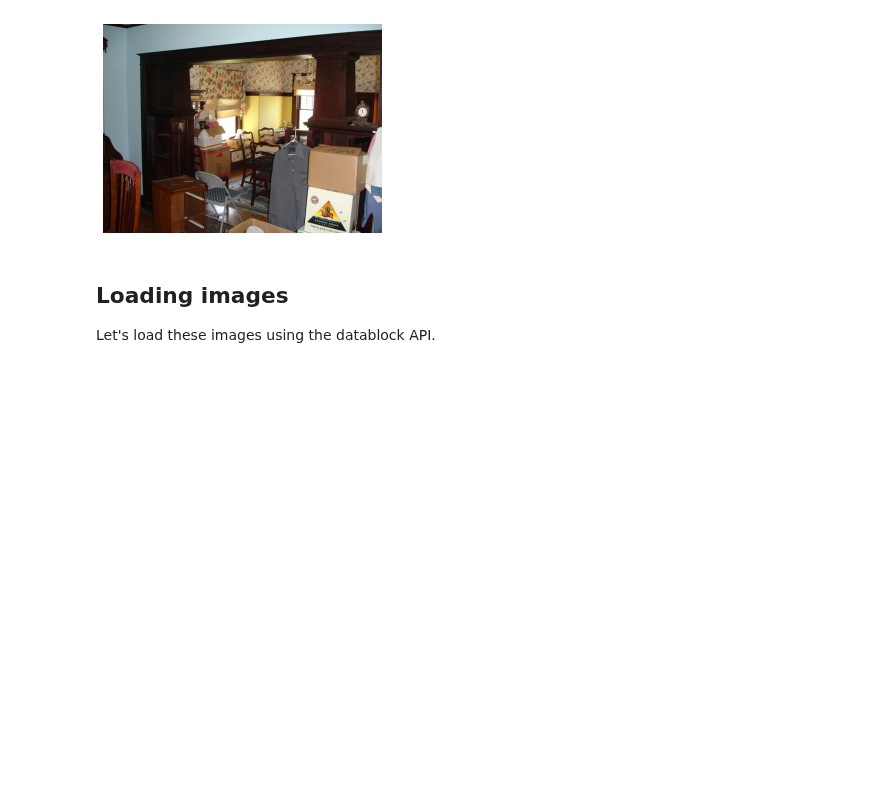
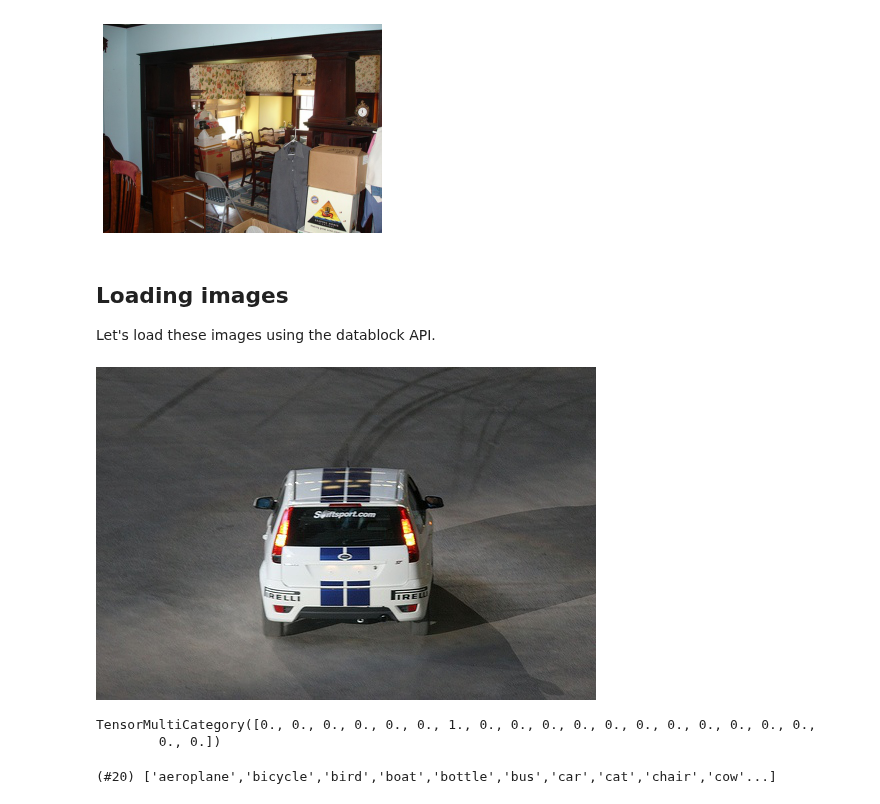
Before and after one commit to arunoda/fastai-v4, a Jupyter notebook: 06_1_multi_cat.ipynb, the cells around one changed output. Cells and saved outputs as stored; diff of their text form; code cells hidden in the pictures; blank space fills up the shorter version.

```diff
--- a/06_1_multi_cat.ipynb
+++ b/06_1_multi_cat.ipynb
@@ -140,3 +141,40 @@ show_image(Image.open(dataset/"train"/df_train.loc[0]['fname']))
 ## Loading images
 
 Let's load these images using the datablock API.
+# %%
+def get_x(row):
+  return dataset/"train"/row['fname']
+
+def get_y(row):
+  return row['labels'].split(' ')
+
+def splitter(df):
+  train_ids = df.index[df['is_valid'] == False].tolist()
+  valid_ids = df.index[df['is_valid'] == True].tolist()
+
+  return train_ids, valid_ids
+
+db = DataBlock(
+    blocks=(ImageBlock, MultiCategoryBlock),
+    get_x = get_x,
+    get_y = get_y,
+    splitter = splitter,
+    item_tfms = RandomResizedCrop(224, min_scale=0.35)
+)
+# %%
+dsets = db.datasets(df_train)
+# %%
+x, y = dsets.train[0]
+# %%
+x
+# %% [output]
+[figure, added]
+# %%
+y
+# %% [output]
+TensorMultiCategory([0., 0., 0., 0., 0., 0., 1., 0., 0., 0., 0., 0., 0., 0., 0., 0., 0., 0.,
+        0., 0.])
+# %%
+dsets.vocab
+# %% [output]
+(#20) ['aeroplane','bicycle','bird','boat','bottle','bus','car','cat','chair','cow'...]
```
Also changed, not shown: parts of 18 cells of this notebook.
